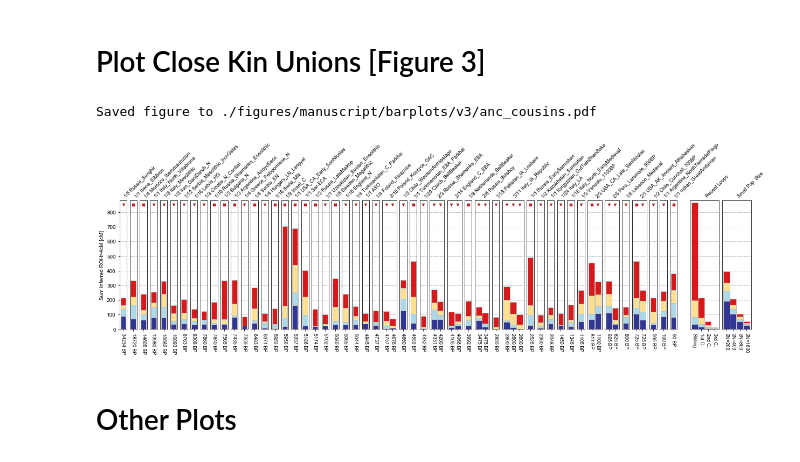
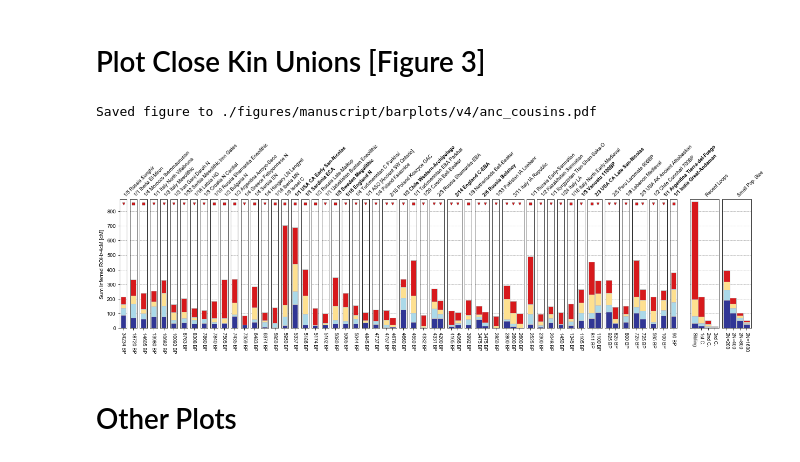
Before and after one commit to hringbauer/hapROH, a Jupyter notebook: Notebooks/Figures/plot_bar_ROH.ipynb, the cells around one changed output. Cells and saved outputs as stored; diff of their text form; code cells hidden in the pictures.

```diff
--- a/Notebooks/Figures/plot_bar_ROH.ipynb
+++ b/Notebooks/Figures/plot_bar_ROH.ipynb
@@ -766,14 +753,19 @@ df.sort_values(by="sum_roh_4-8", ascending=False)[:50]#["sum_roh_4-8"][:50]
 # %% [markdown]
 # Plot Close Kin Unions [Figure 3]
 # %%
-def prep_titles(titles, df, col_search="pop"):
-    """Prepare titles for close kin plot.
-    df: All ancients
+def prep_titles(df, df_anc,
+                col_string="pop1", col_title="pop2", col_search="pop"):
+    """Prepare titles for close kin plots
+    df: Close kin individuals (prepared)
+    df_anc: All ancients
     titles: string of cluster labels"""
+    titles = [df[col_string].values for df in plot_dfs]
+    titles1 = [df[col_title].values for df in plot_dfs]
     titles_new = []
-    for t in titles:
-        idx = df[col_search].str.contains(t[0])
-        string_found = f"{len(t)}/{np.sum(idx)} {t[0]}"
+    for i in range(len(titles)):
+        t, t1 = titles[i], titles1[i]
+        idx = df_anc[col_search].str.contains(t[0])
+        string_found = f"{len(t)}/{np.sum(idx)} {t1[0]}"
         titles_new.append(string_found)
     return titles_new
 # %%
@@ -784,14 +776,19 @@ df1 = df_anc[df_anc["sum_roh>20"]>50]
 #df1["pop"].to_csv("./TablesOut/dumpster/pops_cousins.tsv", sep="\t", index=False)
 
 df_anno = pd.read_csv("./TablesOut/dumpster/pops_cousins_anno.tsv", sep="\t")
+islands = ["San-Nicolas", "Sweden Megalithic", "Andaman", "England", "Bolshoy", "Sardinia", "Tierra-del-Fuego", "Vanuatu", "Western-Archipelago"]
+
 df2 = pd.merge(df1, df_anno, on="pop", how="left")
 df2 = df2.drop_duplicates(subset="iid", keep="first")
 assert(np.sum(df2["pop1"].isnull())==0) # Sanity Check if everything assigned
 
 plot_dfs, cols = prepare_dfs_plot(df2, cms=[4, 8, 12, 20], col_group="pop1")
-titles = [df["pop1"].values for df in plot_dfs]
-titles = prep_titles(titles, df_anc, col_search="pop")
+
+titles = prep_titles(df, df_anc, col_search="pop")
 lgths = [len(df) for df in plot_dfs]
+
+### Islands
+bolds =  [any(x in t for x in islands) for t in titles]
 
 ### Do xlabels
 xlabels = []
@@ -801,16 +798,16 @@ for df in plot_dfs:
 # %%
 plot_panel_row(plot_dfs, figsize=(21, 8.8/4  * 2),  # np.sum(lgths)/4
                ylim=[0,880], fs_x=9, fs_t=9, wspace=0.3,
-               ha_title="left", r_title=45,
+               ha_title="left", r_title=45, bolds=bolds,
                titles=titles, hlines=[100,200,300,400,500,600,700,800],
                x_labels=xlabels, leg_pos=0, degrees=[0,1,2,3],
                ticks_c=["Sibling", '1st C.', '2nd C.', '3rd C.'],
                Ns=[200, 400, 800, 1600],
                cutoffs=[50,100], ss=[25, 25], lw=0.3, sym_ofst=-30,
-               savepath="./figures/manuscript/barplots/v3/anc_cousins.pdf")
+               savepath="./figures/manuscript/barplots/v4/anc_cousins.pdf")
 # %% [output]
-Saved figure to ./figures/manuscript/barplots/v3/anc_cousins.pdf
+Saved figure to ./figures/manuscript/barplots/v4/anc_cousins.pdf
-[figure, old version]
+[figure, new version]
 # %% [markdown]
 # Other Plots
 # %% [markdown]
```
Also changed, not shown: parts of 9 cells of this notebook, 1 other file.
